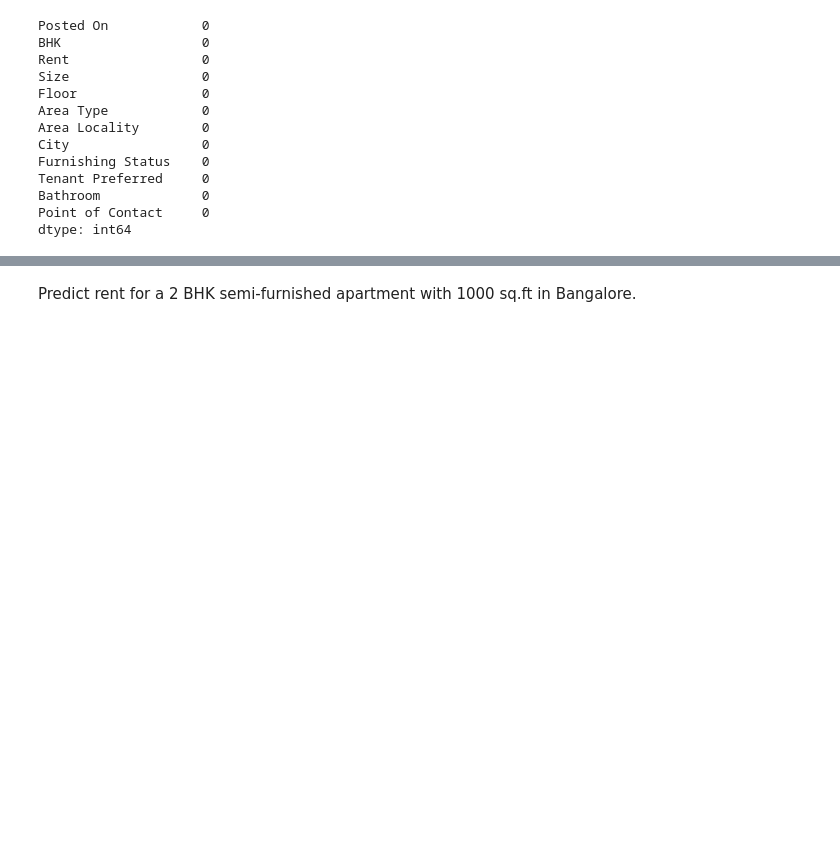
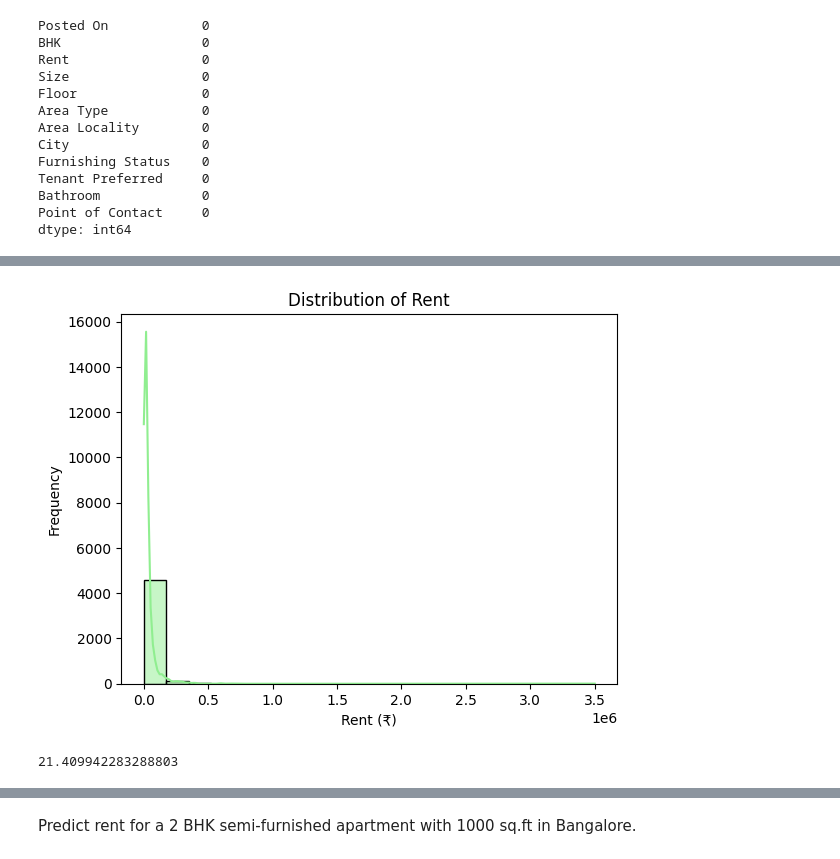
Before and after one commit to kanika-07cs/Task11-7.10.25-, a Jupyter notebook: Task.ipynb, the cells around one changed output, grey strips where cells are left out. Cells and saved outputs as stored; diff of their text form; code cells hidden in the pictures; blank space fills up the shorter version.

```diff
--- a/Task.ipynb
+++ b/Task.ipynb
@@ -71,0 +81,10 @@ df_encoded.head()
+# %%
+sns.histplot(df['Rent'], bins=20, kde=True, color='lightgreen')
+plt.title('Distribution of Rent')
+plt.xlabel('Rent (₹)')
+plt.ylabel('Frequency')
+plt.show()
+print(df['Rent'].skew())
+# %% [output]
+[figure, added]
+21.409942283288803
```
Also changed, not shown: parts of 12 cells of this notebook.
